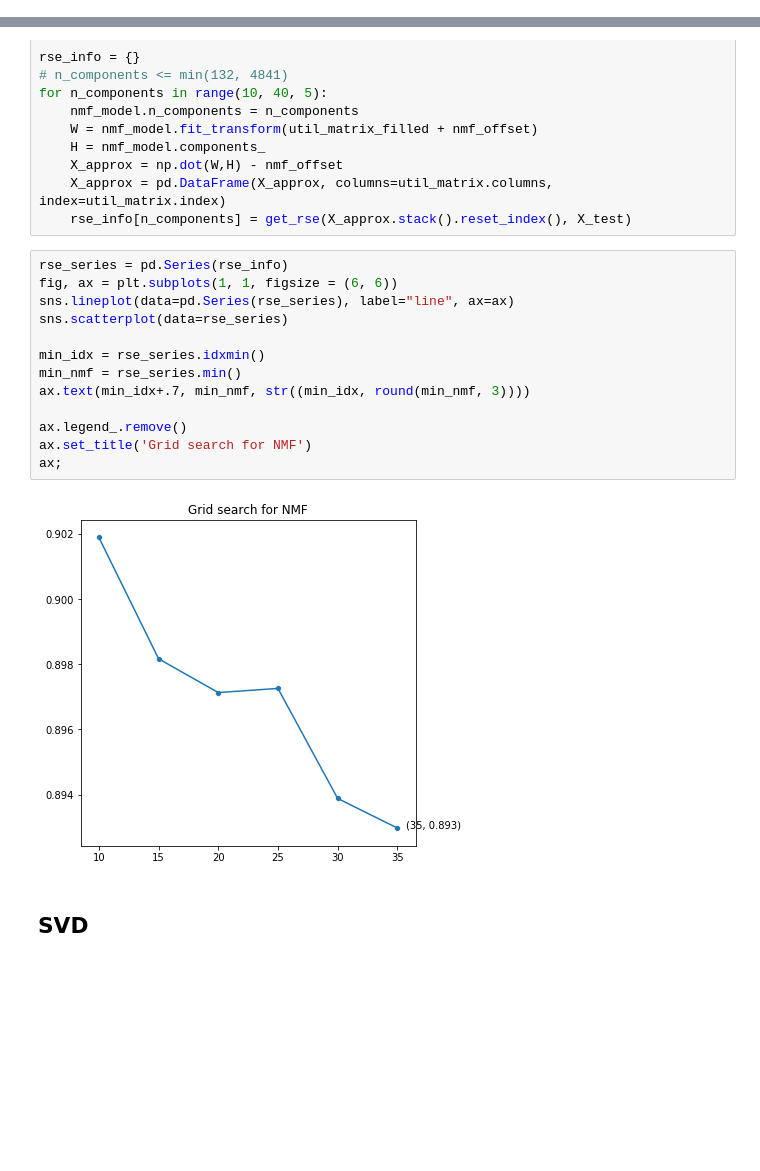
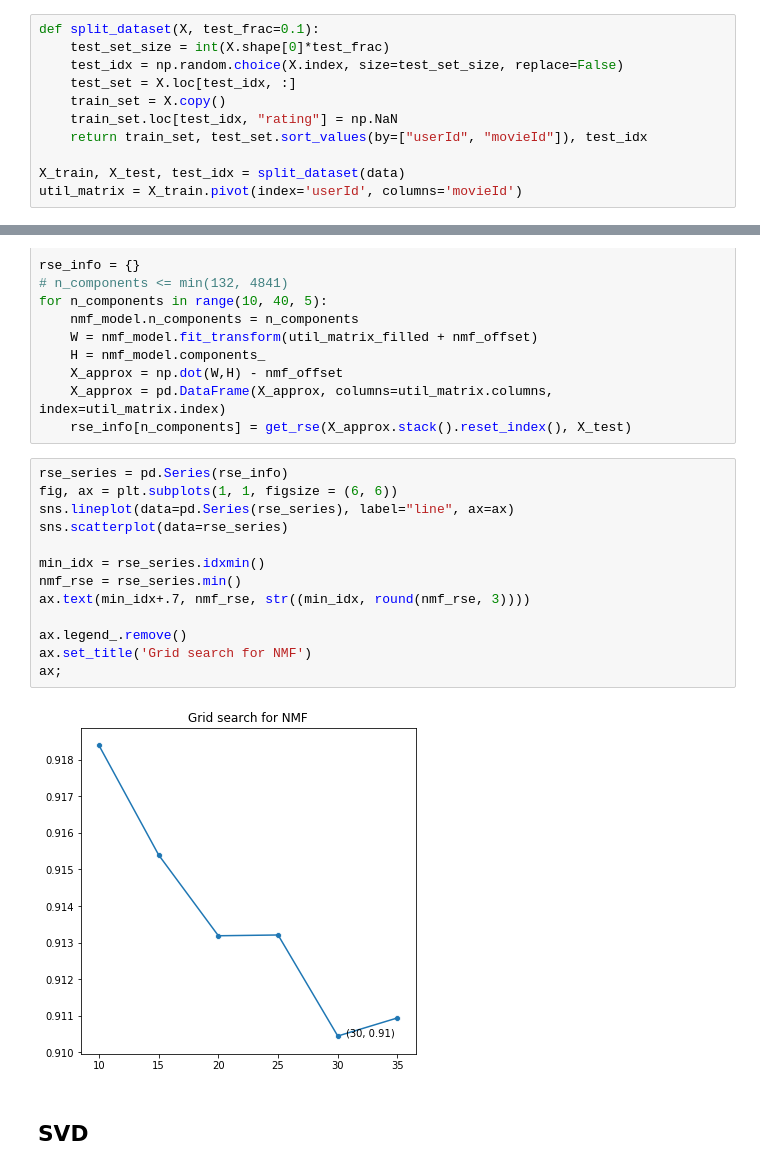
Before and after one commit to keroiw/RecommenderSystems, a Jupyter notebook: RecommenderSystems.ipynb, the cells around one changed output, grey strips where cells are left out. Saved outputs shown, nothing was run; the diff lists cells and outputs as text; blank space fills up the shorter version.

```diff
--- a/RecommenderSystems.ipynb
+++ b/RecommenderSystems.ipynb
@@ -19,0 +40,11 @@ data = pd.read_csv(ratings_path).drop(["timestamp"], axis=1)
+# %%
+def split_dataset(X, test_frac=0.1):
+    test_set_size = int(X.shape[0]*test_frac)
+    test_idx = np.random.choice(X.index, size=test_set_size, replace=False)
+    test_set = X.loc[test_idx, :]
+    train_set = X.copy()
+    train_set.loc[test_idx, "rating"] = np.NaN
+    return train_set, test_set.sort_values(by=["userId", "movieId"]), test_idx
+
+X_train, X_test, test_idx = split_dataset(data)
+util_matrix = X_train.pivot(index='userId', columns='movieId')
@@ -104,18 +144,18 @@ for n_components in range(10, 40, 5):
 # %%
 rse_series = pd.Series(rse_info)
 fig, ax = plt.subplots(1, 1, figsize = (6, 6))
 sns.lineplot(data=pd.Series(rse_series), label="line", ax=ax)
 sns.scatterplot(data=rse_series)
 
 min_idx = rse_series.idxmin()
-min_nmf = rse_series.min()
-ax.text(min_idx+.7, min_nmf, str((min_idx, round(min_nmf, 3))))
+nmf_rse = rse_series.min()
+ax.text(min_idx+.7, nmf_rse, str((min_idx, round(nmf_rse, 3))))
 
 ax.legend_.remove()
 ax.set_title('Grid search for NMF')
 ax;
 # %% [output]
-[figure, old version]
+[figure, new version]
 # %% [markdown]
 ## SVD
 # %%
```
Also changed, not shown: parts of 26 cells of this notebook.
